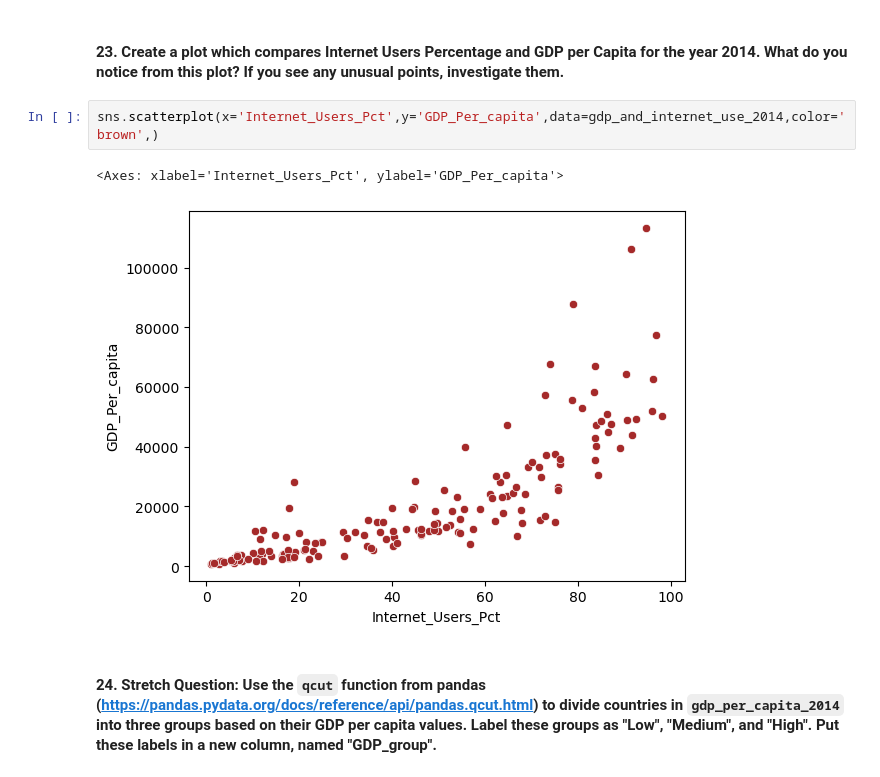
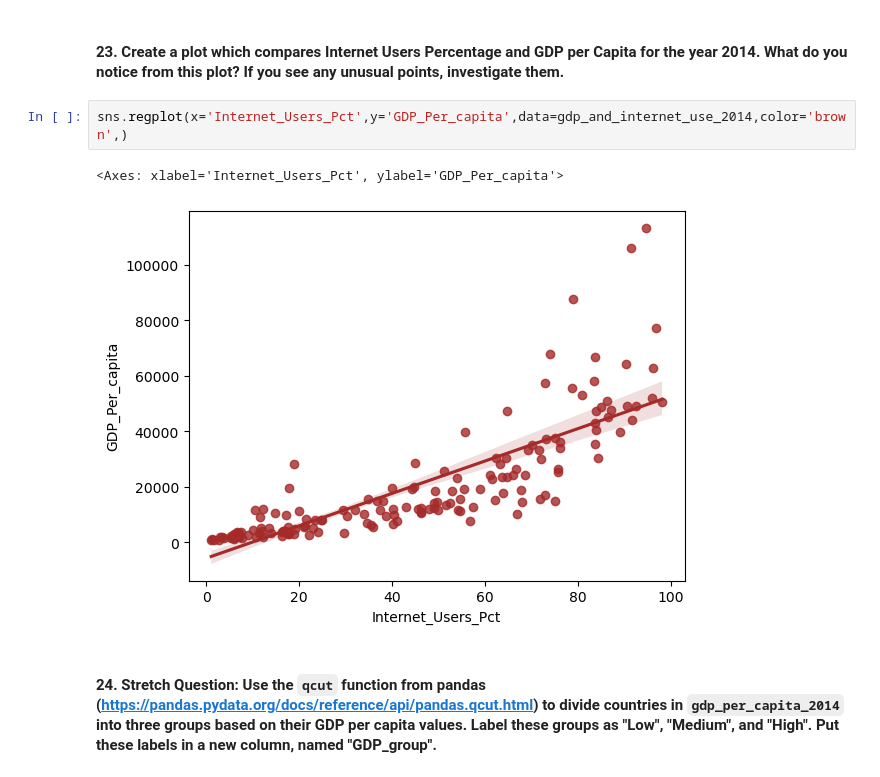
Before and after one commit to NSS-Full-Time-Data-Analytics-14/gdp-and-internet-usage-OBULI20, a Jupyter notebook: notebook/un_project.ipynb, the cells around one changed output. Drawn from its saved outputs; the diff is of its cells as text.

```diff
--- a/notebook/un_project.ipynb
+++ b/notebook/un_project.ipynb
@@ -948,9 +936,9 @@ gdp_and_internet_use_2014
 # %% [markdown]
 #### 23. Create a plot which compares Internet Users Percentage and GDP per Capita for the year 2014. What do you notice from this plot? If you see any unusual points, investigate them.
 # %%
-sns.scatterplot(x='Internet_Users_Pct',y='GDP_Per_capita',data=gdp_and_internet_use_2014,color='brown',)
+sns.regplot(x='Internet_Users_Pct',y='GDP_Per_capita',data=gdp_and_internet_use_2014,color='brown',)
 # %% [output]
 <Axes: xlabel='Internet_Users_Pct', ylabel='GDP_Per_capita'>
-[figure, old version]
+[figure, new version]
 # %% [markdown]
 #### 24. **Stretch Question:** Use the `qcut` function from pandas (https://pandas.pydata.org/docs/reference/api/pandas.qcut.html) to divide countries in `gdp_per_capita_2014` into three groups based on their GDP per capita values. Label these groups as "Low", "Medium", and "High". Put these labels in a new column, named "GDP_group".
```
Also changed, not shown: parts of 13 cells of this notebook.
